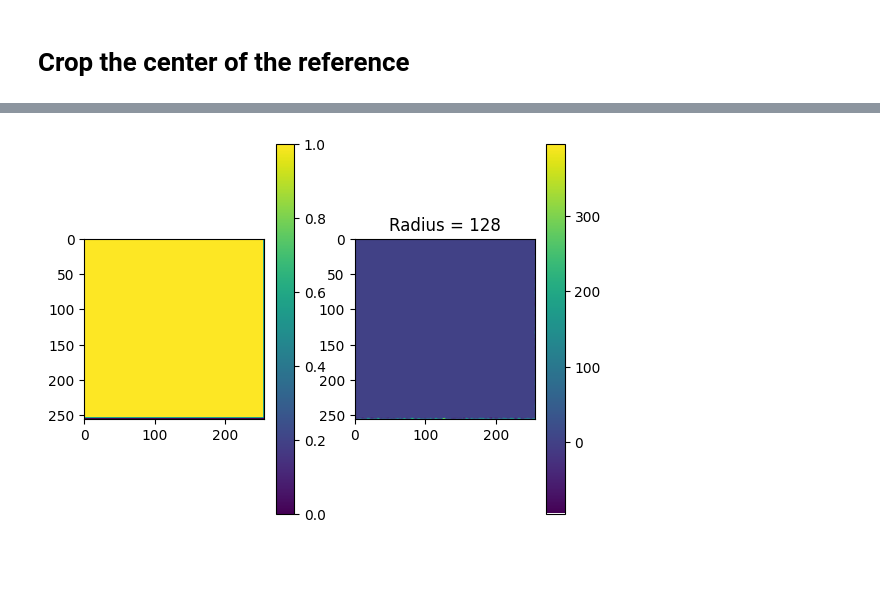
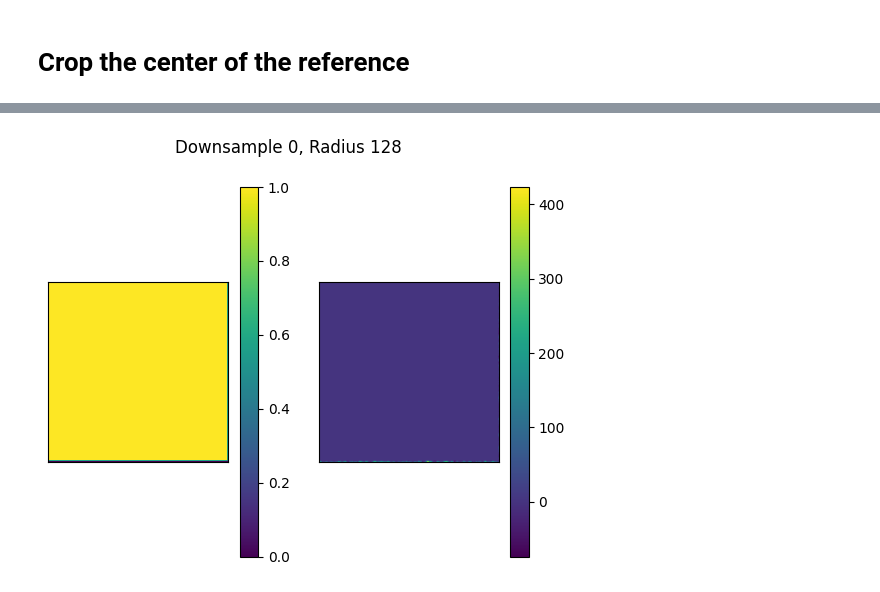
Before and after one commit to cfpark00/SmartEM, a Jupyter notebook: experiments/unet-fov.ipynb, the cells around one changed output, grey strips where cells are left out. Cells and saved outputs as stored; diff of their text form; code cells hidden in the pictures; blank space fills up the shorter version.

```diff
--- a/experiments/unet-fov.ipynb
+++ b/experiments/unet-fov.ipynb
@@ -71,12 +83,20 @@ out_ref = np.squeeze(out_ref[0,0,:,:])
 for r in range(128, 513, 128):
     im_crop = im_ref[:,:,:2*r,:2*r]
 
-    cur_act_ref = em2mb_net.inc(im_ref)
-    cur_act_crop = em2mb_net.inc(im_crop)
-    ds_factors = [i for i in range(5)] + [i for i in range(3,0,-1)]
-    for i, layer in zip(ds_factors, [em2mb_net.down1, em2mb_net.down2, em2mb_net.down3, em2mb_net.down4, em2mb_net.up1]):
+    acts_ref = []
+    acts_crop = []
+
+    acts_ref.append(em2mb_net.inc(im_ref))
+    acts_crop.append(em2mb_net.inc(im_crop))
+
+    ds_factors = [i for i in range(4)]
+
+    for i, layer in zip(ds_factors, [em2mb_net.down1, em2mb_net.down2, em2mb_net.down3, em2mb_net.down4]):
+        cur_act_ref = acts_ref[-1]
+        cur_act_crop = acts_crop[-1]
+        print(cur_act_ref.shape)
         print(cur_act_crop.shape)
-        print(cur_act_ref.shape)
+
         plot_ref = np.squeeze(cur_act_ref.cpu().detach().numpy())[:,:2*r//2**i,:2*r//2**i]
         plot_crop = np.squeeze(cur_act_crop.cpu().detach().numpy())
         plot_ref = np.sum(plot_ref, axis=0)
@@ -86,31 +106,67 @@ for r in range(128, 513, 128):
         f.colorbar(eq_plot, ax=ax[0])
         im_plot = ax[1].imshow(plot_ref - plot_crop)
         f.colorbar(im_plot, ax=ax[1])
-        plt.title(f"Radius = {r}")
+        for a in ax:
+            a.set_xticks([])
+            a.set_yticks([])
+        plt.suptitle(f"Downsample {i}, Radius {r}")
         plt.show()
 
+        acts_ref.append(layer(cur_act_ref))
+        acts_crop.append(layer(cur_act_crop))
 
-        cur_act_ref = layer(cur_act_ref)
-        cur_act_crop = layer(cur_act_crop)
-    break
+    ds_factors = [4, 3, 2, 1]
+    for i, layer in zip(ds_factors, [em2mb_net.up1, em2mb_net.up2, em2mb_net.up3, em2mb_net.up4]):
+        cur_act_ref = acts_ref[-1]
+        cur_act_crop = acts_crop[-1]
+        print(cur_act_ref.shape)
+        print(cur_act_crop.shape)
 
+        plot_ref = np.squeeze(cur_act_ref.cpu().detach().numpy())[:,:2*r//2**i,:2*r//2**i]
+        plot_crop = np.squeeze(cur_act_crop.cpu().detach().numpy())
+        plot_ref = np.sum(plot_ref, axis=0)
+        plot_crop = np.sum(plot_crop, axis=0)
+        f, ax = plt.subplots(ncols=2)
+        eq_plot = ax[0].imshow(plot_ref == plot_crop)
+        f.colorbar(eq_plot, ax=ax[0])
+        im_plot = ax[1].imshow(plot_ref - plot_crop)
+        f.colorbar(im_plot, ax=ax[1])
+        # for a in ax:
+        #     a.set_xticks([])
+        #     a.set_yticks([])
+        plt.suptitle(f"Upsample {i}, Radius {r}")
+        plt.show()
 
-    out_rand = em2mb_net(im_crop).cpu().detach().numpy()
-    out_rand = np.squeeze(out_rand[0,0,:,:])
+        acts_ref.append(layer(cur_act_ref, acts_ref[i-1]))
+        acts_crop.append(layer(cur_act_crop, acts_crop[i-1]))
 
-    out_ref_crop = out_ref[:2*r,:2*r]
-    if out_ref.shape == out_ref_crop.shape:
-        print(np.all(out_ref == out_ref_crop))
+    final_act_ref = acts_ref[-1]
+    final_act_crop = acts_crop[-1]
+    assert torch.all(final_act_ref[:,:,:50,:50] == final_act_crop[:,:,:50,:50])
+    out_ref = em2mb_net.outc(final_act_ref)#.cpu().detach().numpy()
+    out_crop = em2mb_net.outc(final_act_crop)#.cpu().detach().numpy()
+    assert torch.allclose(out_ref[:,:,:50,:50], out_crop[:,:,:50,:50])
+    #assert torch.all(out_ref[:,:,:50,:50] == out_crop[:,:,:50,:50])
+    out_ref = out_ref.cpu().detach().numpy()
+    out_crop = out_crop.cpu().detach().numpy()
+    assert np.allclose(out_ref[:,:,:50,:50], out_crop[:,:,:50,:50])
 
+    out_ref_crop = out_ref[:,:,:2*r,:2*r]
+
+    out_crop = out_crop[0,0,:,:]
+    out_ref_crop = out_ref_crop[0,0,:,:]
 
     f, ax = plt.subplots(ncols=2)
-    eq_plot = ax[0].imshow(out_ref_crop == out_rand)
+    eq_plot = ax[0].imshow(out_ref_crop == out_crop)
     f.colorbar(eq_plot, ax=ax[0])
-    im_plot = ax[1].imshow(out_ref_crop - out_rand)
+    im_plot = ax[1].imshow(out_ref_crop - out_crop)
     f.colorbar(im_plot, ax=ax[1])
-    # ax[0].imshow(out_ref[512-r:512+r,512-r:512+r] == out_rand)
-    # im_plot = ax[1].imshow(out_ref[512-r:512+r,512-r:512+r] - out_rand)
-    # f.colorbar(im_plot, ax=ax[1])
+    # for a in ax:
+    #     a.set_xticks([])
+    #     a.set_yticks([])
+    plt.suptitle("Final Output")
     plt.title(f"Radius = {r}")
     plt.show()
+
+    break
 # %% [output]
@@ -119 +175 @@ torch.Size([1, 64, 1024, 1024])
-[figure, old version]
+[figure, new version]
```
Also changed, not shown: parts of 7 cells of this notebook.
